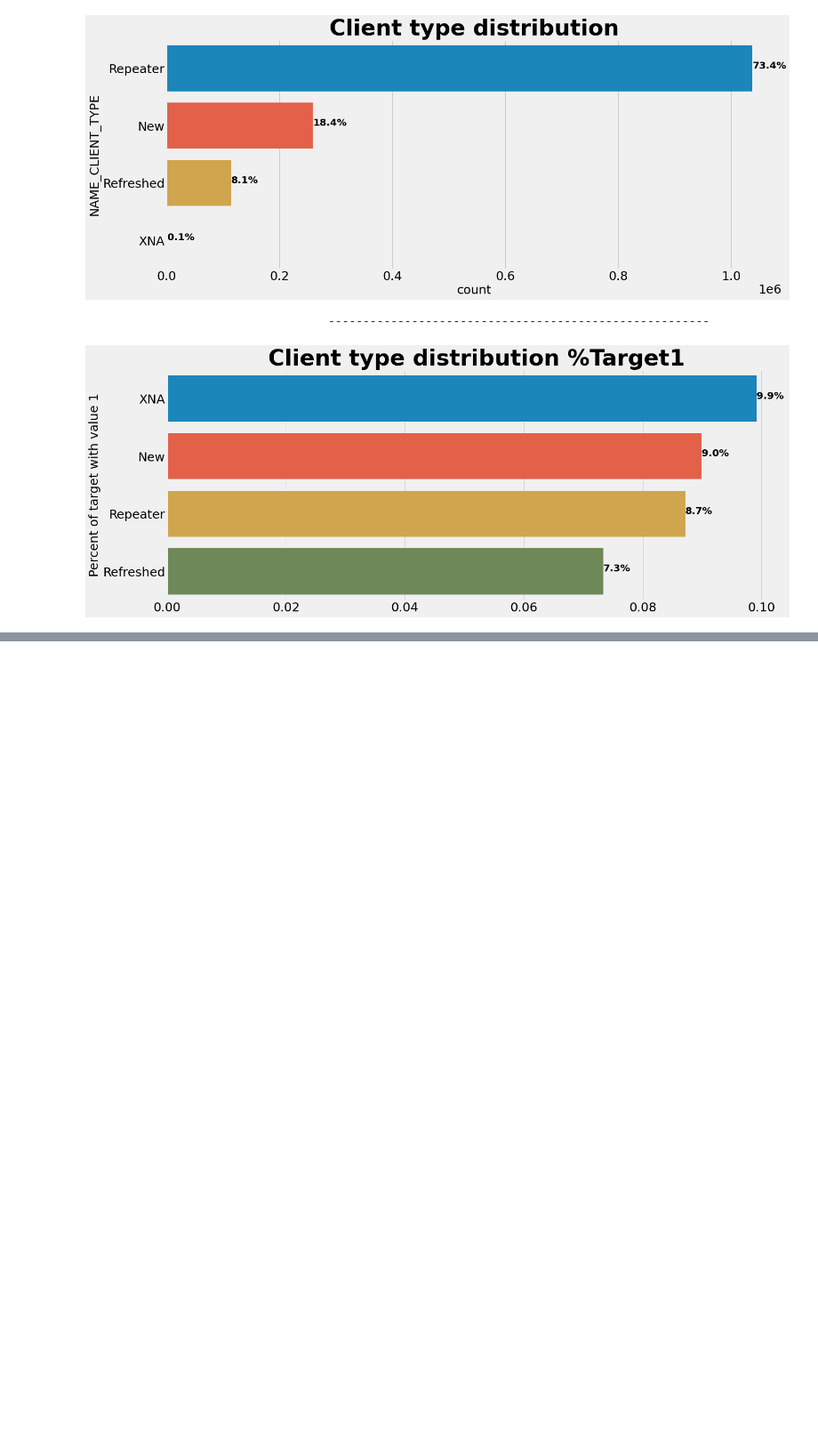
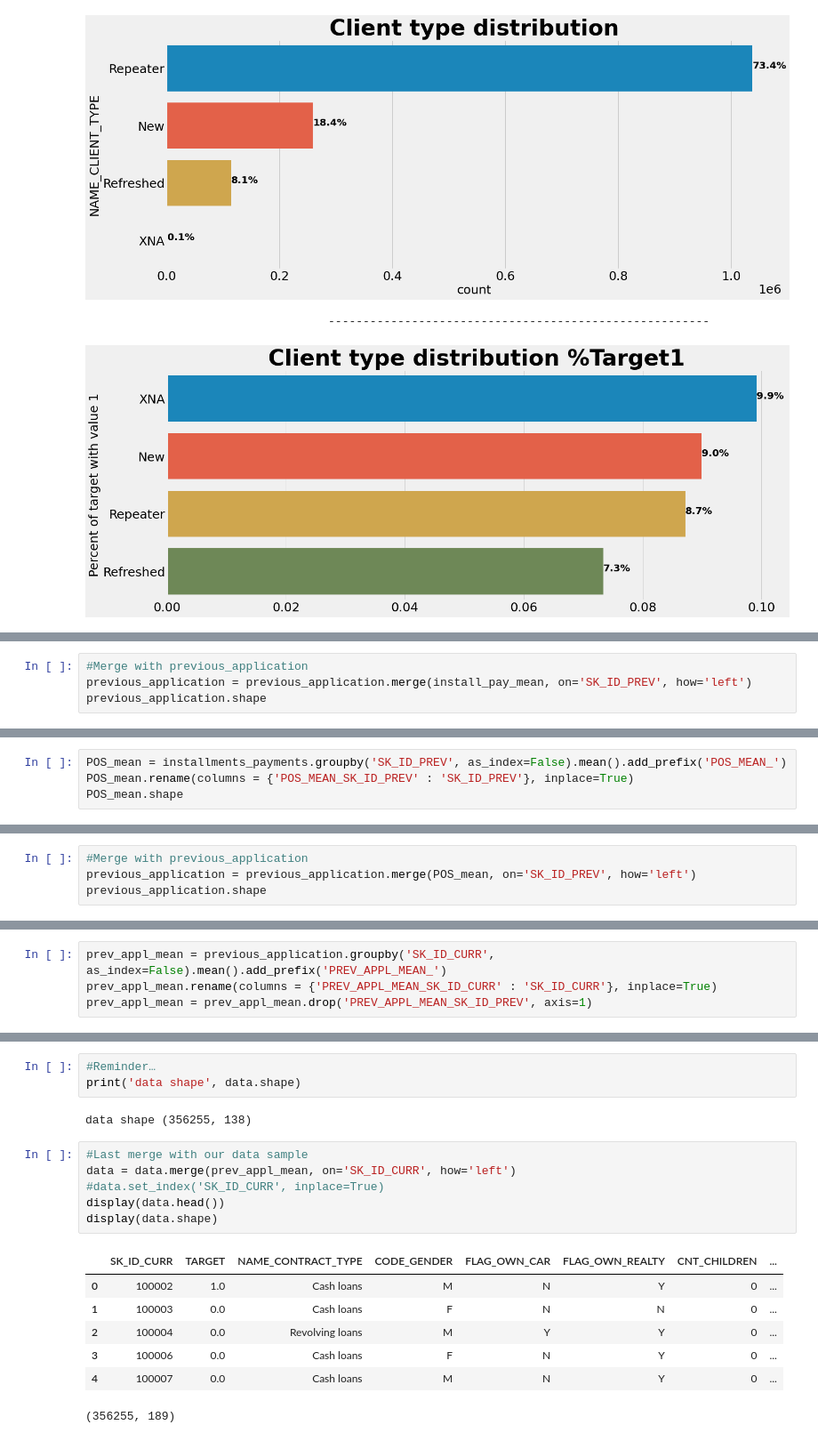
Before and after one commit to nalron/project_credit_scoring_model, a Jupyter notebook: p7_01_eda_notebook.ipynb, the cells around one changed output, grey strips where cells are left out. Shown at 89% size. Cells and saved outputs as stored; diff of their text form; blank space fills up the shorter version.

```diff
--- a/p7_01_eda_notebook.ipynb
+++ b/p7_01_eda_notebook.ipynb
@@ -823,0 +1029,4 @@ plot_percent_target1(application_prev_train, 'NAME_CLIENT_TYPE',"Client type dis
+# %%
+#Merge with previous_application
+previous_application = previous_application.merge(install_pay_mean, on='SK_ID_PREV', how='left')
+previous_application.shape
@@ -823,0 +1050,4 @@ plot_percent_target1(application_prev_train, 'NAME_CLIENT_TYPE',"Client type dis
+# %%
+POS_mean = installments_payments.groupby('SK_ID_PREV', as_index=False).mean().add_prefix('POS_MEAN_')
+POS_mean.rename(columns = {'POS_MEAN_SK_ID_PREV' : 'SK_ID_PREV'}, inplace=True)
+POS_mean.shape
@@ -823,0 +1056,4 @@ plot_percent_target1(application_prev_train, 'NAME_CLIENT_TYPE',"Client type dis
+# %%
+#Merge with previous_application
+previous_application = previous_application.merge(POS_mean, on='SK_ID_PREV', how='left')
+previous_application.shape
@@ -823,0 +1077,4 @@ plot_percent_target1(application_prev_train, 'NAME_CLIENT_TYPE',"Client type dis
+# %%
+prev_appl_mean = previous_application.groupby('SK_ID_CURR', as_index=False).mean().add_prefix('PREV_APPL_MEAN_')
+prev_appl_mean.rename(columns = {'PREV_APPL_MEAN_SK_ID_CURR' : 'SK_ID_CURR'}, inplace=True)
+prev_appl_mean = prev_appl_mean.drop('PREV_APPL_MEAN_SK_ID_PREV', axis=1)
@@ -823,0 +1092,19 @@ plot_percent_target1(application_prev_train, 'NAME_CLIENT_TYPE',"Client type dis
+# %%
+#Reminder…
+print('data shape', data.shape)
+# %% [output]
+data shape (356255, 138)
+# %%
+#Last merge with our data sample
+data = data.merge(prev_appl_mean, on='SK_ID_CURR', how='left')
+#data.set_index('SK_ID_CURR', inplace=True)
+display(data.head())
+display(data.shape)
+# %% [output]
+|  | SK_ID_CURR | TARGET | NAME_CONTRACT_TYPE | CODE_GENDER | FLAG_OWN_CAR | FLAG_OWN_REALTY | CNT_CHILDREN | ... |
+| 0 | 100002 | 1.0 | Cash loans | M | N | Y | 0 | ... |
+| 1 | 100003 | 0.0 | Cash loans | F | N | N | 0 | ... |
+| 2 | 100004 | 0.0 | Revolving loans | M | Y | Y | 0 | ... |
+| 3 | 100006 | 0.0 | Cash loans | F | N | Y | 0 | ... |
+| 4 | 100007 | 0.0 | Cash loans | M | N | Y | 0 | ... |
+(356255, 189)
```
Also changed, not shown: parts of 47 cells of this notebook.
